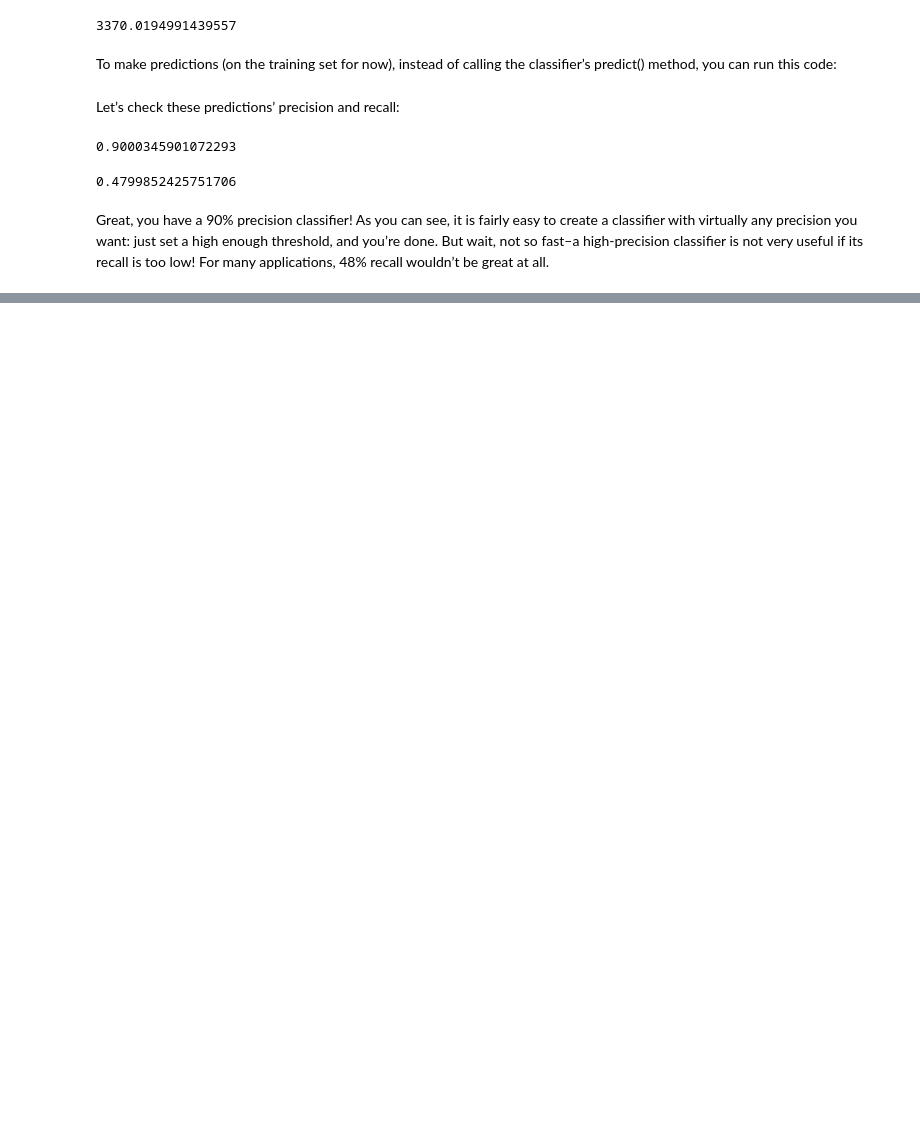
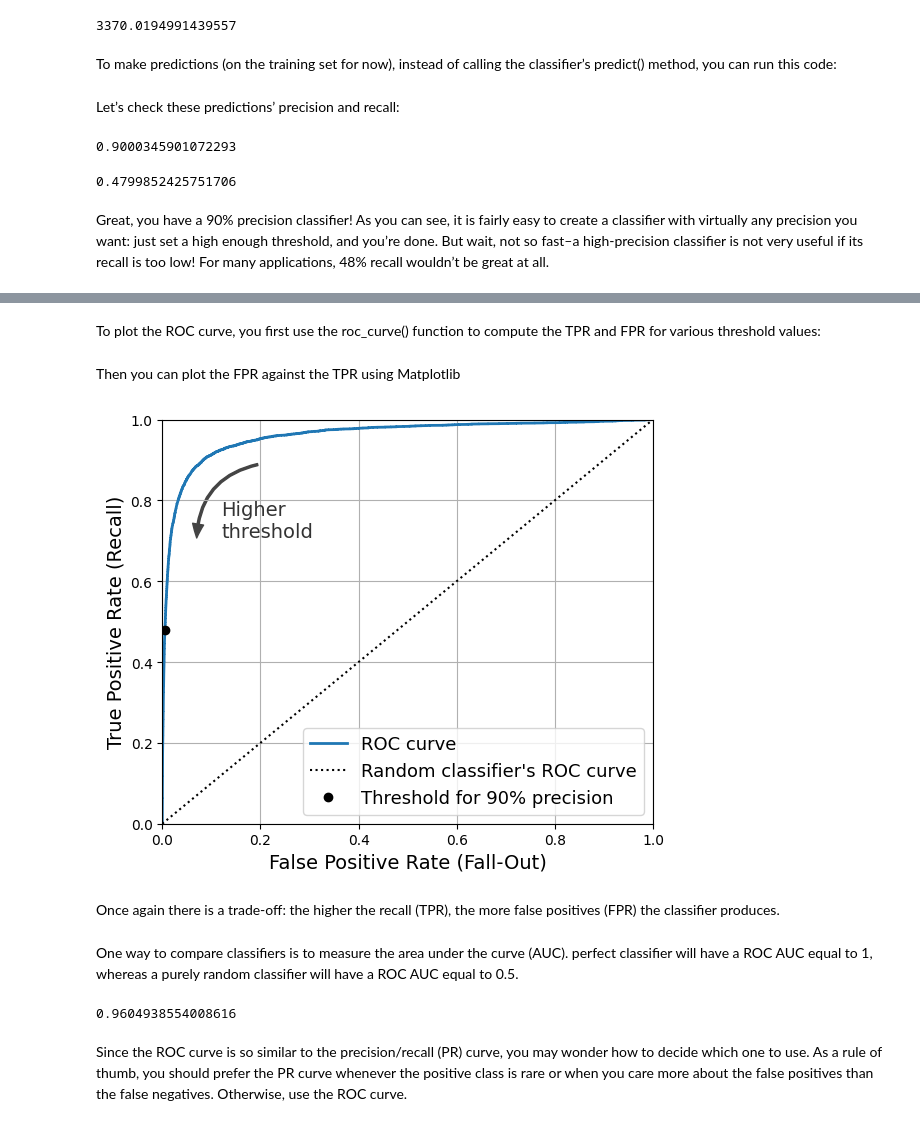
Before and after one commit to jmonaste/AI-Journey, a Jupyter notebook: 02-MachineLearning/01-Hands-On-Machine-Learning/02-Classification/01-Classification.ipynb, the cells around one changed output, grey strips where cells are left out. Drawn from its saved outputs; the diff is of its cells as text; code cells hidden in the pictures; blank space fills up the shorter version.

Commit message:
The ROC Curve

```diff
--- a/02-MachineLearning/01-Hands-On-Machine-Learning/02-Classification/01-Classification.ipynb
+++ b/02-MachineLearning/01-Hands-On-Machine-Learning/02-Classification/01-Classification.ipynb
@@ -358,0 +367,44 @@ Great, you have a 90% precision classifier! As you can see, it is fairly easy to
+# %% [markdown]
+To plot the ROC curve, you first use the roc_curve() function to compute the TPR and FPR for various threshold values:
+# %%
+from sklearn.metrics import roc_curve
+
+fpr, tpr, thresholds = roc_curve(y_train_5, y_scores)
+# %% [markdown]
+Then you can plot the FPR against the TPR using Matplotlib
+# %%
+idx_for_threshold_at_90 = (thresholds <= threshold_for_90_precision).argmax()
+tpr_90, fpr_90 = tpr[idx_for_threshold_at_90], fpr[idx_for_threshold_at_90]
+
+plt.figure(figsize=(6, 5))
+plt.plot(fpr, tpr, linewidth=2, label="ROC curve")
+plt.plot([0, 1], [0, 1], 'k:', label="Random classifier's ROC curve")
+plt.plot([fpr_90], [tpr_90], "ko", label="Threshold for 90% precision")
+plt.gca().add_patch(patches.FancyArrowPatch(
+    (0.20, 0.89), (0.07, 0.70),
+    connectionstyle="arc3,rad=.4",
+    arrowstyle="Simple, tail_width=1.5, head_width=8, head_length=10",
+    color="#444444"))
+plt.text(0.12, 0.71, "Higher\nthreshold", color="#333333")
+plt.xlabel('False Positive Rate (Fall-Out)')
+plt.ylabel('True Positive Rate (Recall)')
+plt.grid()
+plt.axis([0, 1, 0, 1])
+plt.legend(loc="lower right", fontsize=13)
+save_fig("roc_curve_plot")
+
+plt.show()
+# %% [output]
+[figure, added]
+# %% [markdown]
+Once again there is a trade-off: the higher the recall (TPR), the more false positives (FPR) the classifier produces.
+# %% [markdown]
+One way to compare classifiers is to measure the area under the curve (AUC). perfect classifier will have a ROC AUC equal to 1, whereas a purely random classifier will have a ROC AUC equal to 0.5.
+# %%
+from sklearn.metrics import roc_auc_score
+
+roc_auc_score(y_train_5, y_scores)
+# %% [output]
+0.9604938554008616
+# %% [markdown]
+Since the ROC curve is so similar to the precision/recall (PR) curve, you may wonder how to decide which one to use. As a rule of thumb, you should prefer the PR curve whenever the positive class is rare or when you care more about the false positives than the false negatives. Otherwise, use the ROC curve.
```
Also changed, not shown: parts of 1 cell of this notebook.
